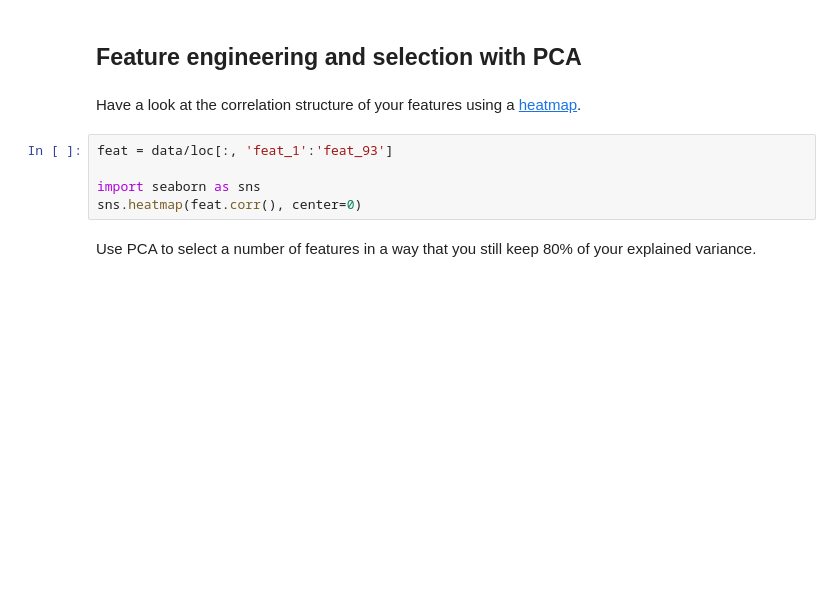
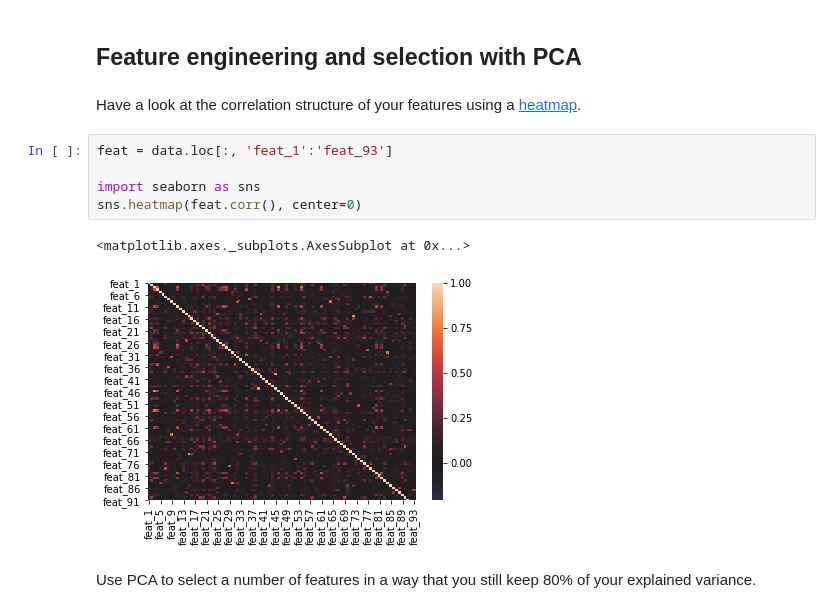
Before and after one commit to jbuenaseda/dsc-pca-and-pipelines-v2-1-nyc-ds-033020, a Jupyter notebook: index.ipynb, the cells around one changed output. Cells and saved outputs as stored; diff of their text form; blank space fills up the shorter version.

```diff
--- a/index.ipynb
+++ b/index.ipynb
@@ -89,10 +89,13 @@ False
 # %% [markdown]
 Have a look at the correlation structure of your features using a [heatmap](https://seaborn.pydata.org/generated/seaborn.heatmap.html).
 # %%
-feat = data/loc[:, 'feat_1':'feat_93']
+feat = data.loc[:, 'feat_1':'feat_93']
 
 import seaborn as sns
 sns.heatmap(feat.corr(), center=0)
+# %% [output]
+<matplotlib.axes._subplots.AxesSubplot at 0x...>
+[figure, added]
 # %% [markdown]
 Use PCA to select a number of features in a way that you still keep 80% of your explained variance.
 # %%
```
